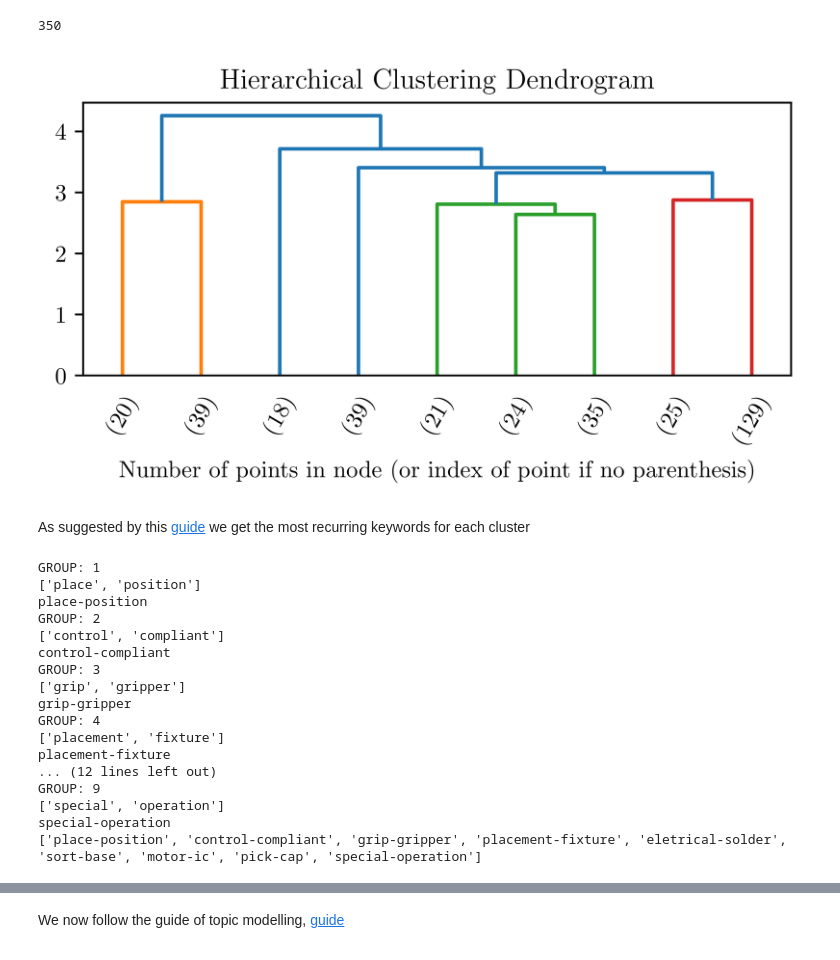
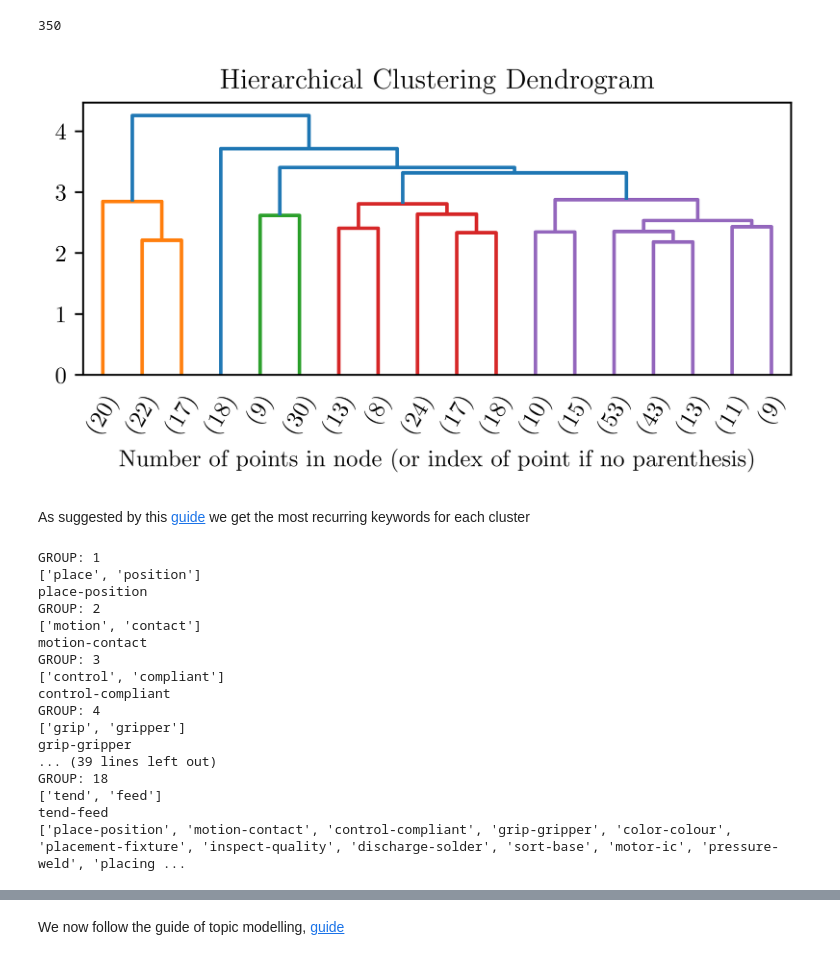
Before and after one commit to teiband/industrial-skill-review, a Jupyter notebook: src/FaissSearch/faissSearch.ipynb, the cells around one changed output, grey strips where cells are left out. Drawn from its saved outputs; the diff is of its cells as text; code cells hidden in the pictures.

```diff
--- a/src/FaissSearch/faissSearch.ipynb
+++ b/src/FaissSearch/faissSearch.ipynb
@@ -205,35 +205,35 @@ def plot_dendrogram(model, **kwargs):
         counts[i] = current_count
 
     linkage_matrix = np.column_stack(
         [model.children_, model.distances_, counts]
     ).astype(float)
 
     # Plot the corresponding dendrogram
     dendo = dendrogram(linkage_matrix, **kwargs)
 
     return linkage_matrix, dendo
 
 plt.figure(figsize=(3240/600, 1280/600), dpi=600)
 plt.title("Hierarchical Clustering Dendrogram")
 # plot the top three levels of the dendrogram
 
-p = 9
+p = 18
 linkageMatrix, dendoPlot = plot_dendrogram(model, truncate_mode="lastp", p=p, leaf_rotation=60.,leaf_font_size=10.)
 #linkageMatrix, dendoPlot = plot_dendrogram(model, leaf_rotation=60.,leaf_font_size=3.)
 plt.xlabel("Number of points in node (or index of point if no parenthesis)")
 plt.savefig('D:/1. Papers/4. MyPapers/6_(20210609) Skill taxonomy/figures/denogrammClusteringRaw.png', dpi=600, bbox_inches = 'tight')
 #print(dendoPlot["leaves"])
 
 label = fcluster(linkageMatrix, p, criterion='maxclust')
 
 #print(label)
 
 d = {'primitive': defSing, 'label':label}
 #print(d)
 
 hierarchies = pd.DataFrame(d)
 # %% [output]
-[figure, old version]
+[figure, new version]
 # %% [markdown]
 As suggested by this [guide](https://towardsdatascience.com/keyword-extraction-with-bert-724efca412ea) we get the most recurring keywords for each cluster
 # %%
@@ -280,6 +280,7 @@ for i in keys:
     print(matchedKeywords)
 
 
+
     labels.append(matchedKeywords)
 
     # put keywords on the hierechical clustering
@@ -290,19 +291,19 @@ GROUP: 1
 ['place', 'position']
 place-position
 GROUP: 2
+['motion', 'contact']
+motion-contact
+GROUP: 3
 ['control', 'compliant']
 control-compliant
-GROUP: 3
+GROUP: 4
 ['grip', 'gripper']
 grip-gripper
-GROUP: 4
-['placement', 'fixture']
-placement-fixture
-... (12 lines left out)
-GROUP: 9
-['special', 'operation']
-special-operation
-['place-position', 'control-compliant', 'grip-gripper', 'placement-fixture', 'eletrical-solder', 'sort-base', 'motor-ic', 'pick-cap', 'special-operation']
+... (39 lines left out)
+GROUP: 18
+['tend', 'feed']
+tend-feed
+['place-position', 'motion-contact', 'control-compliant', 'grip-gripper', 'color-colour', 'placement-fixture', 'inspect-quality', 'discharge-solder', 'sort-base', 'motor-ic', 'pressure-weld', 'placing ...
 # %%
 import numpy as np
 
```
Also changed, not shown: parts of 4 cells of this notebook, 3 other files.
